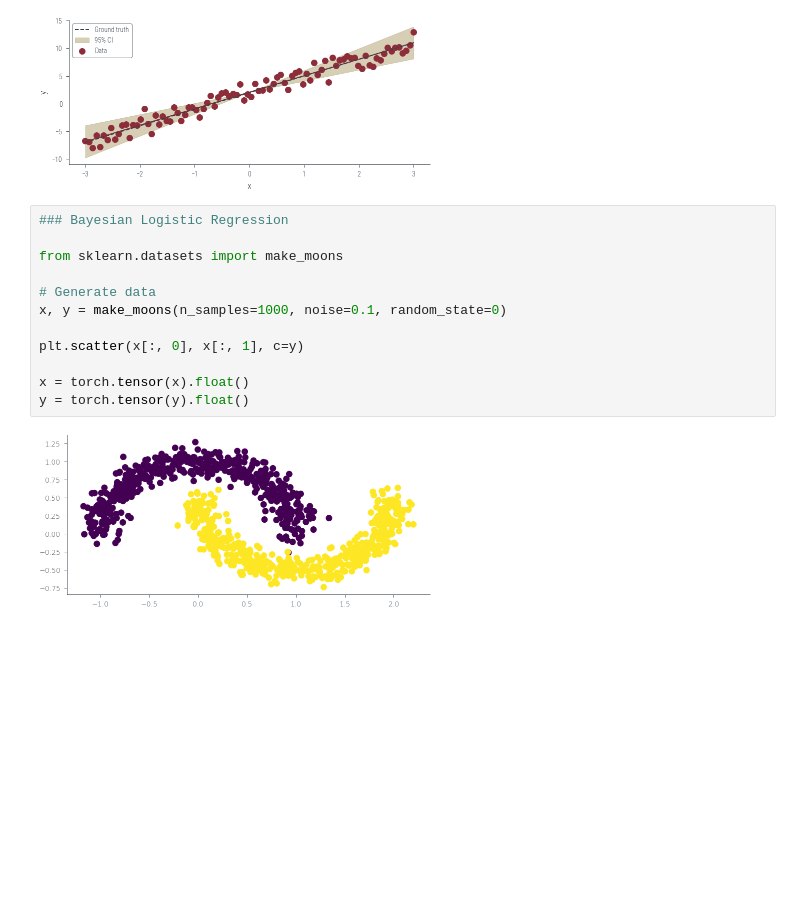
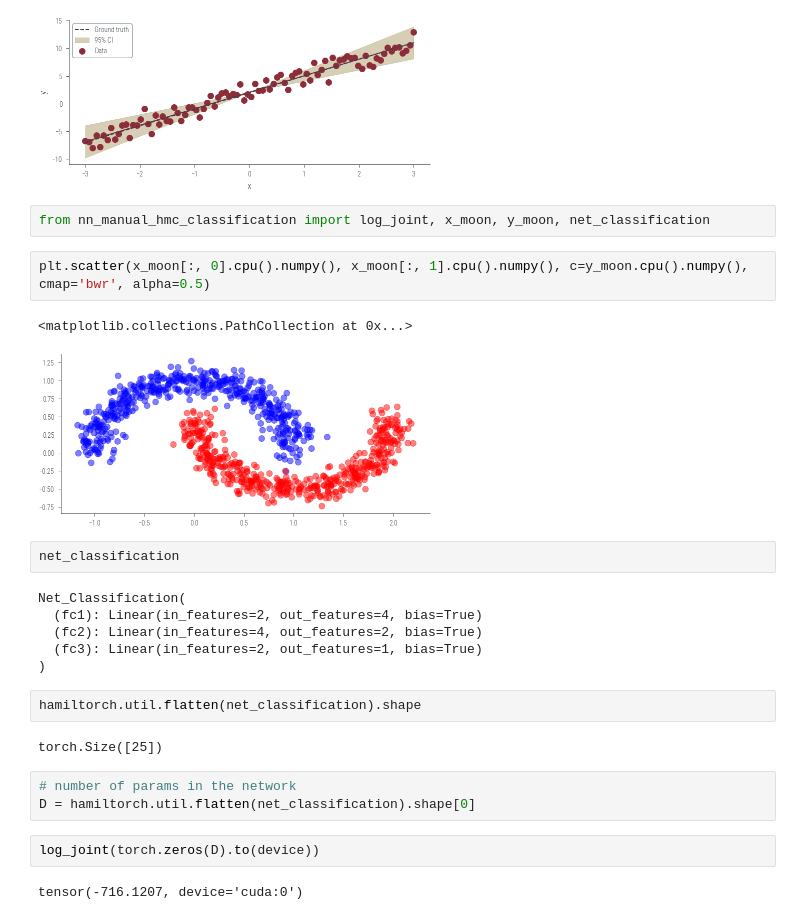
Before and after one commit to nipunbatra/pml-teaching, a Jupyter notebook: notebooks/mcmc-hamiltorch.ipynb, the cells around one changed output. Drawn from its saved outputs; the diff is of its cells as text; blank space fills up the shorter version.

```diff
--- a/notebooks/mcmc-hamiltorch.ipynb
+++ b/notebooks/mcmc-hamiltorch.ipynb
@@ -634,17 +634,29 @@ plt.legend()
 # %% [output]
 <matplotlib.legend.Legend at 0x...>
 [figure]
-# %%
-### Bayesian Logistic Regression
-
-from sklearn.datasets import make_moons
-
-# Generate data
-x, y = make_moons(n_samples=1000, noise=0.1, random_state=0)
-
-plt.scatter(x[:, 0], x[:, 1], c=y)
-
-x = torch.tensor(x).float()
-y = torch.tensor(y).float()
-# %% [output]
-[figure, removed]
+# %%
+from nn_manual_hmc_classification import log_joint, x_moon, y_moon, net_classification
+# %%
+plt.scatter(x_moon[:, 0].cpu().numpy(), x_moon[:, 1].cpu().numpy(), c=y_moon.cpu().numpy(), cmap='bwr', alpha=0.5)
+# %% [output]
+<matplotlib.collections.PathCollection at 0x...>
+[figure, added]
+# %%
+net_classification
+# %% [output]
+Net_Classification(
+  (fc1): Linear(in_features=2, out_features=4, bias=True)
+  (fc2): Linear(in_features=4, out_features=2, bias=True)
+  (fc3): Linear(in_features=2, out_features=1, bias=True)
+)
+# %%
+hamiltorch.util.flatten(net_classification).shape
+# %% [output]
+torch.Size([25])
+# %%
+# number of params in the network
+D = hamiltorch.util.flatten(net_classification).shape[0]
+# %%
+log_joint(torch.zeros(D).to(device))
+# %% [output]
+tensor(-716.1207, device='cuda:0')
```
Also changed, not shown: parts of 13 cells of this notebook, 2 other files.
